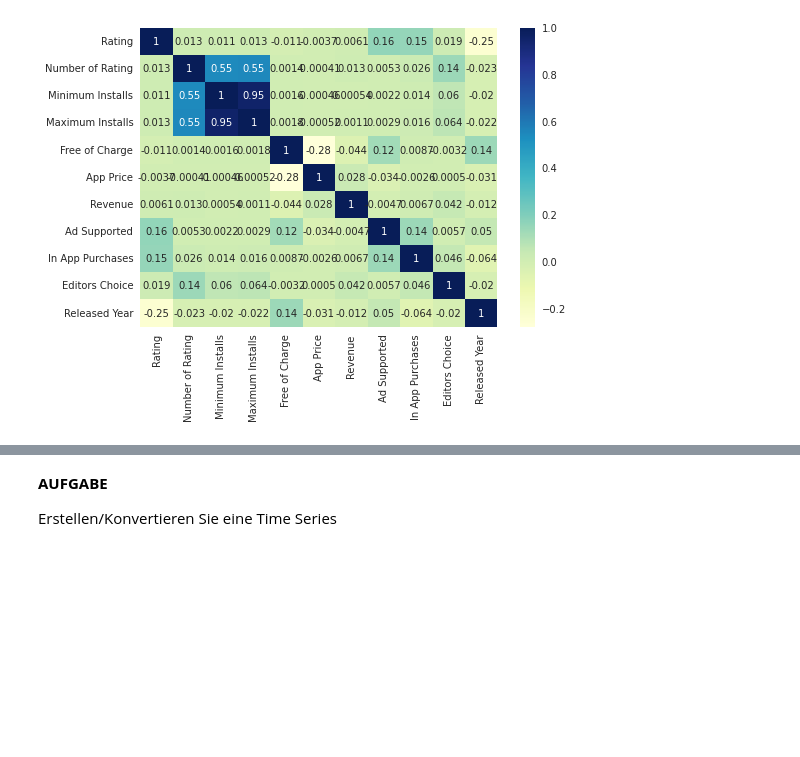
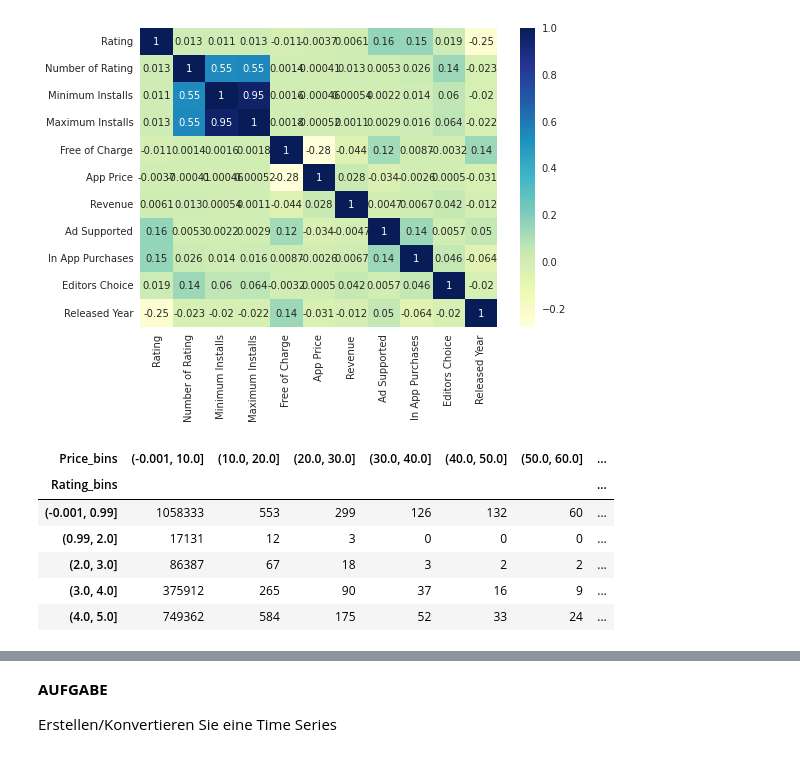
Before and after one commit to Wangi2901/data-analytics, a Jupyter notebook: GooglePlaystore-Huong.ipynb, the cells around one changed output, grey strips where cells are left out. Saved outputs shown, nothing was run; the diff lists cells and outputs as text; code cells hidden in the pictures; blank space fills up the shorter version.

```diff
--- a/GooglePlaystore-Huong.ipynb
+++ b/GooglePlaystore-Huong.ipynb
@@ -917,3 +917,14 @@ sns.heatmap(apps.corr(), annot = True, fmt='.2g',cmap= 'YlGnBu')
 plt.show()
 # %% [output]
 [figure]
+# %%
+two_bins = apps.pivot_table(index='Rating_bins', columns='Price_bins', values='App Id', aggfunc='count', fill_value=0)
+two_bins.head()
+# %% [output]
+| Price_bins | (-0.001, 10.0] | (10.0, 20.0] | (20.0, 30.0] | (30.0, 40.0] | (40.0, 50.0] | (50.0, 60.0] | ... |
+| Rating_bins |  |  |  |  |  |  | ... |
+| (-0.001, 0.99] | 1058333 | 553 | 299 | 126 | 132 | 60 | ... |
+| (0.99, 2.0] | 17131 | 12 | 3 | 0 | 0 | 0 | ... |
+| (2.0, 3.0] | 86387 | 67 | 18 | 3 | 2 | 2 | ... |
+| (3.0, 4.0] | 375912 | 265 | 90 | 37 | 16 | 9 | ... |
+| (4.0, 5.0] | 749362 | 584 | 175 | 52 | 33 | 24 | ... |
```
Also changed, not shown: parts of 1 cell of this notebook.
